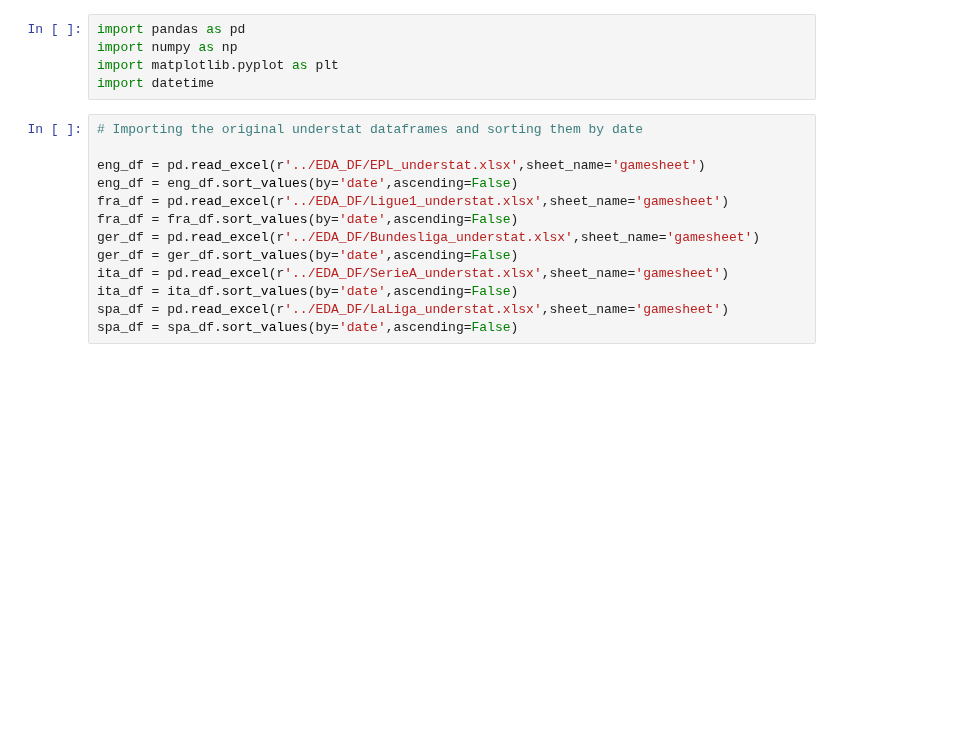
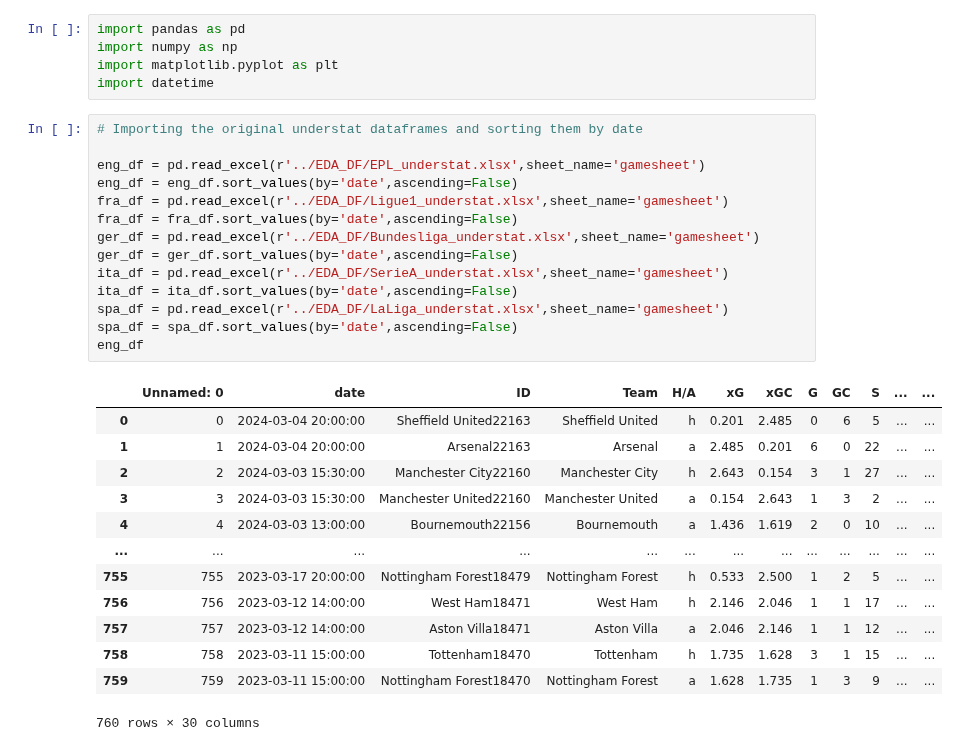
Before and after one commit to rpenn97/score_prediction_tool, a Jupyter notebook: Backend/Dataframe_generator.ipynb, the cells around one changed output. Saved outputs shown, nothing was run; the diff lists cells and outputs as text; blank space fills up the shorter version.

```diff
--- a/Backend/Dataframe_generator.ipynb
+++ b/Backend/Dataframe_generator.ipynb
@@ -6,16 +6,31 @@ import datetime
 # %%
 # Importing the original understat dataframes and sorting them by date
 
 eng_df = pd.read_excel(r'../EDA_DF/EPL_understat.xlsx',sheet_name='gamesheet')
 eng_df = eng_df.sort_values(by='date',ascending=False)
 fra_df = pd.read_excel(r'../EDA_DF/Ligue1_understat.xlsx',sheet_name='gamesheet')
 fra_df = fra_df.sort_values(by='date',ascending=False)
 ger_df = pd.read_excel(r'../EDA_DF/Bundesliga_understat.xlsx',sheet_name='gamesheet')
 ger_df = ger_df.sort_values(by='date',ascending=False)
 ita_df = pd.read_excel(r'../EDA_DF/SerieA_understat.xlsx',sheet_name='gamesheet')
 ita_df = ita_df.sort_values(by='date',ascending=False)
 spa_df = pd.read_excel(r'../EDA_DF/LaLiga_understat.xlsx',sheet_name='gamesheet')
 spa_df = spa_df.sort_values(by='date',ascending=False)
+eng_df
+# %% [output]
+|  | Unnamed: 0 | date | ID | Team | H/A | xG | xGC | G | GC | S | ... | ... |
+| 0 | 0 | 2024-03-04 20:00:00 | Sheffield United22163 | Sheffield United | h | 0.201 | 2.485 | 0 | 6 | 5 | ... | ... |
+| 1 | 1 | 2024-03-04 20:00:00 | Arsenal22163 | Arsenal | a | 2.485 | 0.201 | 6 | 0 | 22 | ... | ... |
+| 2 | 2 | 2024-03-03 15:30:00 | Manchester City22160 | Manchester City | h | 2.643 | 0.154 | 3 | 1 | 27 | ... | ... |
+| 3 | 3 | 2024-03-03 15:30:00 | Manchester United22160 | Manchester United | a | 0.154 | 2.643 | 1 | 3 | 2 | ... | ... |
+| 4 | 4 | 2024-03-03 13:00:00 | Bournemouth22156 | Bournemouth | a | 1.436 | 1.619 | 2 | 0 | 10 | ... | ... |
+| ... | ... | ... | ... | ... | ... | ... | ... | ... | ... | ... | ... | ... |
+| 755 | 755 | 2023-03-17 20:00:00 | Nottingham Forest18479 | Nottingham Forest | h | 0.533 | 2.500 | 1 | 2 | 5 | ... | ... |
+| 756 | 756 | 2023-03-12 14:00:00 | West Ham18471 | West Ham | h | 2.146 | 2.046 | 1 | 1 | 17 | ... | ... |
+| 757 | 757 | 2023-03-12 14:00:00 | Aston Villa18471 | Aston Villa | a | 2.046 | 2.146 | 1 | 1 | 12 | ... | ... |
+| 758 | 758 | 2023-03-11 15:00:00 | Tottenham18470 | Tottenham | h | 1.735 | 1.628 | 3 | 1 | 15 | ... | ... |
+| 759 | 759 | 2023-03-11 15:00:00 | Nottingham Forest18470 | Nottingham Forest | a | 1.628 | 1.735 | 1 | 3 | 9 | ... | ... |
+760 rows × 30 columns
 # %%
 # Form DF (Last 10 games)
 
```
Also changed, not shown: parts of 8 cells of this notebook, 5 other files.
